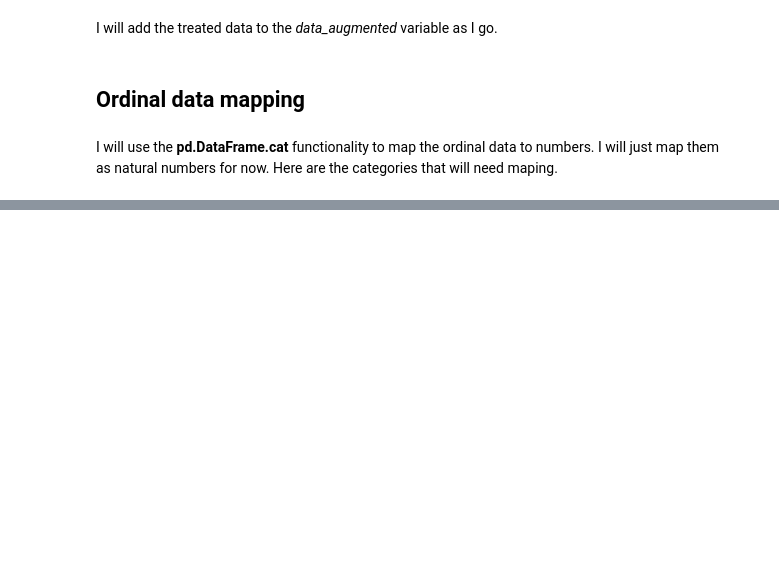
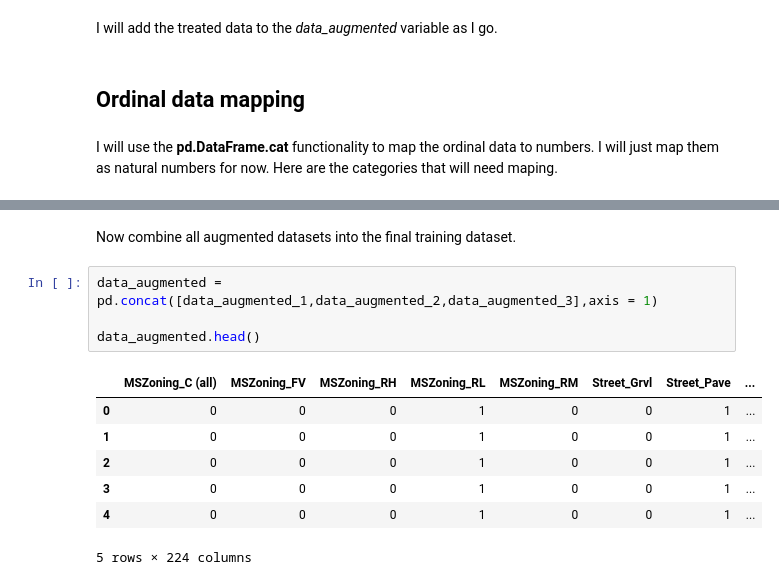
Before and after one commit to mjstern/ga-customer-revenue-prediction, a Jupyter notebook: notebooks/Linear-Regression.ipynb, the cells around one changed output, grey strips where cells are left out. Cells and saved outputs as stored; diff of their text form; blank space fills up the shorter version.

```diff
--- a/notebooks/Linear-Regression.ipynb
+++ b/notebooks/Linear-Regression.ipynb
@@ -113,0 +143,14 @@ data_augmented_2.head()
+# %% [markdown]
+Now combine all augmented datasets into the final training dataset.
+# %%
+data_augmented = pd.concat([data_augmented_1,data_augmented_2,data_augmented_3],axis = 1)
+
+data_augmented.head()
+# %% [output]
+|  | MSZoning_C (all) | MSZoning_FV | MSZoning_RH | MSZoning_RL | MSZoning_RM | Street_Grvl | Street_Pave | ... |
+| 0 | 0 | 0 | 0 | 1 | 0 | 0 | 1 | ... |
+| 1 | 0 | 0 | 0 | 1 | 0 | 0 | 1 | ... |
+| 2 | 0 | 0 | 0 | 1 | 0 | 0 | 1 | ... |
+| 3 | 0 | 0 | 0 | 1 | 0 | 0 | 1 | ... |
+| 4 | 0 | 0 | 0 | 1 | 0 | 0 | 1 | ... |
+5 rows × 224 columns
```
Also changed, not shown: parts of 7 cells of this notebook.
